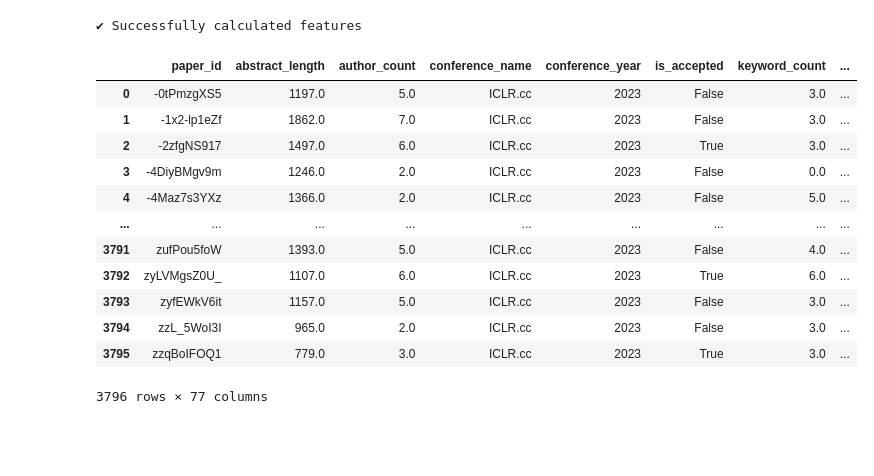
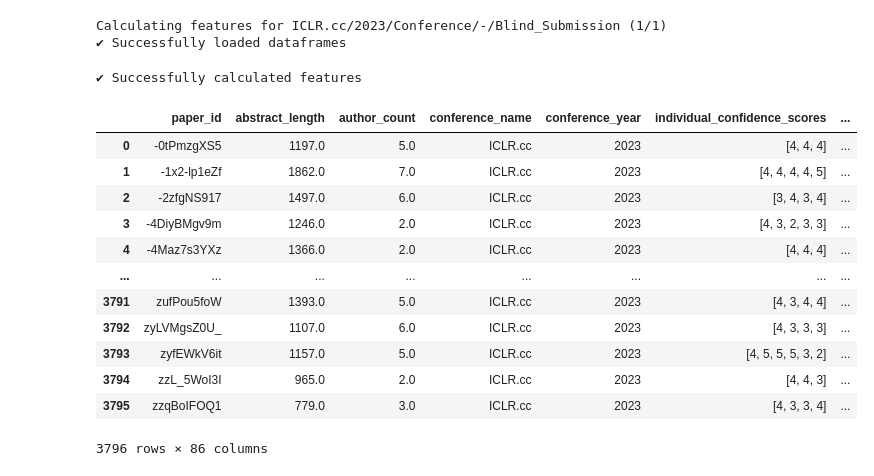
Before and after one commit to halilfarukkaragoz/data-literacy-group16, a Jupyter notebook: koray/notebooks/distribution-of-features.ipynb, the cells around one changed output. Saved outputs shown, nothing was run; the diff lists cells and outputs as text; code cells hidden in the pictures; blank space fills up the shorter version.

```diff
--- a/koray/notebooks/distribution-of-features.ipynb
+++ b/koray/notebooks/distribution-of-features.ipynb
@@ -11,32 +11,34 @@ import numpy as np
 # %%
 from koray.feature_calculation.util import get_features
 
 conference_invitations = [
 # 'NeurIPS.cc/2022/Conference/-/Blind_Submission',
 'ICLR.cc/2023/Conference/-/Blind_Submission',
 # 'ICLR.cc/2022/Conference/-/Blind_Submission',
 # 'ICLR.cc/2021/Conference/-/Blind_Submission',
 ]
 
-# feature_df = list(get_features(conference_invitations, disable_cache=True))
-feature_df = list(get_features(conference_invitations, disable_cache=False))
+feature_df = list(get_features(conference_invitations, disable_cache=True))
+# feature_df = list(get_features(conference_invitations, disable_cache=False))
 df = pd.concat(feature_df)
 df
 # %% [output]
-✔ Successfully calculated features
+Calculating features for ICLR.cc/2023/Conference/-/Blind_Submission (1/1)
+✔ Successfully loaded dataframes
+✔ Successfully calculated features
-|  | paper_id | abstract_length | author_count | conference_name | conference_year | is_accepted | keyword_count | ... |
-| 0 | -0tPmzgXS5 | 1197.0 | 5.0 | ICLR.cc | 2023 | False | 3.0 | ... |
-| 1 | -1x2-lp1eZf | 1862.0 | 7.0 | ICLR.cc | 2023 | False | 3.0 | ... |
-| 2 | -2zfgNS917 | 1497.0 | 6.0 | ICLR.cc | 2023 | True | 3.0 | ... |
-| 3 | -4DiyBMgv9m | 1246.0 | 2.0 | ICLR.cc | 2023 | False | 0.0 | ... |
-| 4 | -4Maz7s3YXz | 1366.0 | 2.0 | ICLR.cc | 2023 | False | 5.0 | ... |
-| ... | ... | ... | ... | ... | ... | ... | ... | ... |
-| 3791 | zufPou5foW | 1393.0 | 5.0 | ICLR.cc | 2023 | False | 4.0 | ... |
-| 3792 | zyLVMgsZ0U_ | 1107.0 | 6.0 | ICLR.cc | 2023 | True | 6.0 | ... |
-| 3793 | zyfEWkV6it | 1157.0 | 5.0 | ICLR.cc | 2023 | False | 3.0 | ... |
-| 3794 | zzL_5WoI3I | 965.0 | 2.0 | ICLR.cc | 2023 | False | 3.0 | ... |
-| 3795 | zzqBoIFOQ1 | 779.0 | 3.0 | ICLR.cc | 2023 | True | 3.0 | ... |
+|  | paper_id | abstract_length | author_count | conference_name | conference_year | individual_confidence_scores | ... |
+| 0 | -0tPmzgXS5 | 1197.0 | 5.0 | ICLR.cc | 2023 | [4, 4, 4] | ... |
+| 1 | -1x2-lp1eZf | 1862.0 | 7.0 | ICLR.cc | 2023 | [4, 4, 4, 4, 5] | ... |
+| 2 | -2zfgNS917 | 1497.0 | 6.0 | ICLR.cc | 2023 | [3, 4, 3, 4] | ... |
+| 3 | -4DiyBMgv9m | 1246.0 | 2.0 | ICLR.cc | 2023 | [4, 3, 2, 3, 3] | ... |
+| 4 | -4Maz7s3YXz | 1366.0 | 2.0 | ICLR.cc | 2023 | [4, 4, 4] | ... |
+| ... | ... | ... | ... | ... | ... | ... | ... |
+| 3791 | zufPou5foW | 1393.0 | 5.0 | ICLR.cc | 2023 | [4, 3, 4, 4] | ... |
+| 3792 | zyLVMgsZ0U_ | 1107.0 | 6.0 | ICLR.cc | 2023 | [4, 3, 3, 3] | ... |
+| 3793 | zyfEWkV6it | 1157.0 | 5.0 | ICLR.cc | 2023 | [4, 5, 5, 5, 3, 2] | ... |
+| 3794 | zzL_5WoI3I | 965.0 | 2.0 | ICLR.cc | 2023 | [4, 4, 3] | ... |
+| 3795 | zzqBoIFOQ1 | 779.0 | 3.0 | ICLR.cc | 2023 | [4, 3, 3, 4] | ... |
-3796 rows × 77 columns
+3796 rows × 86 columns
 # %%
 # columns that have numerical values
 numerical_columns = [col for col in df.columns if df[col].dtype in [np.float64, np.int64]]
```
Also changed, not shown: parts of 3 cells of this notebook, 2 other files.
